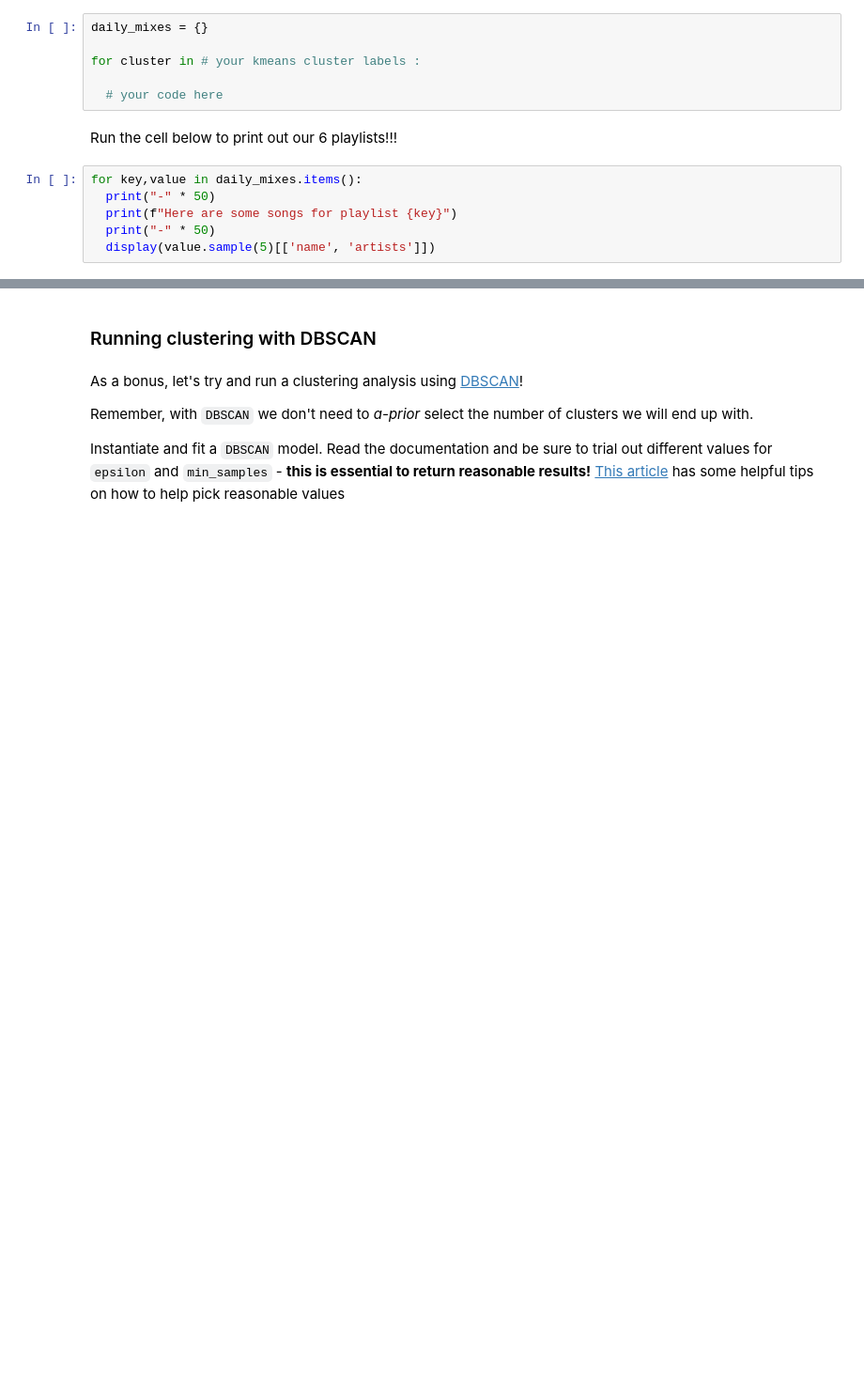
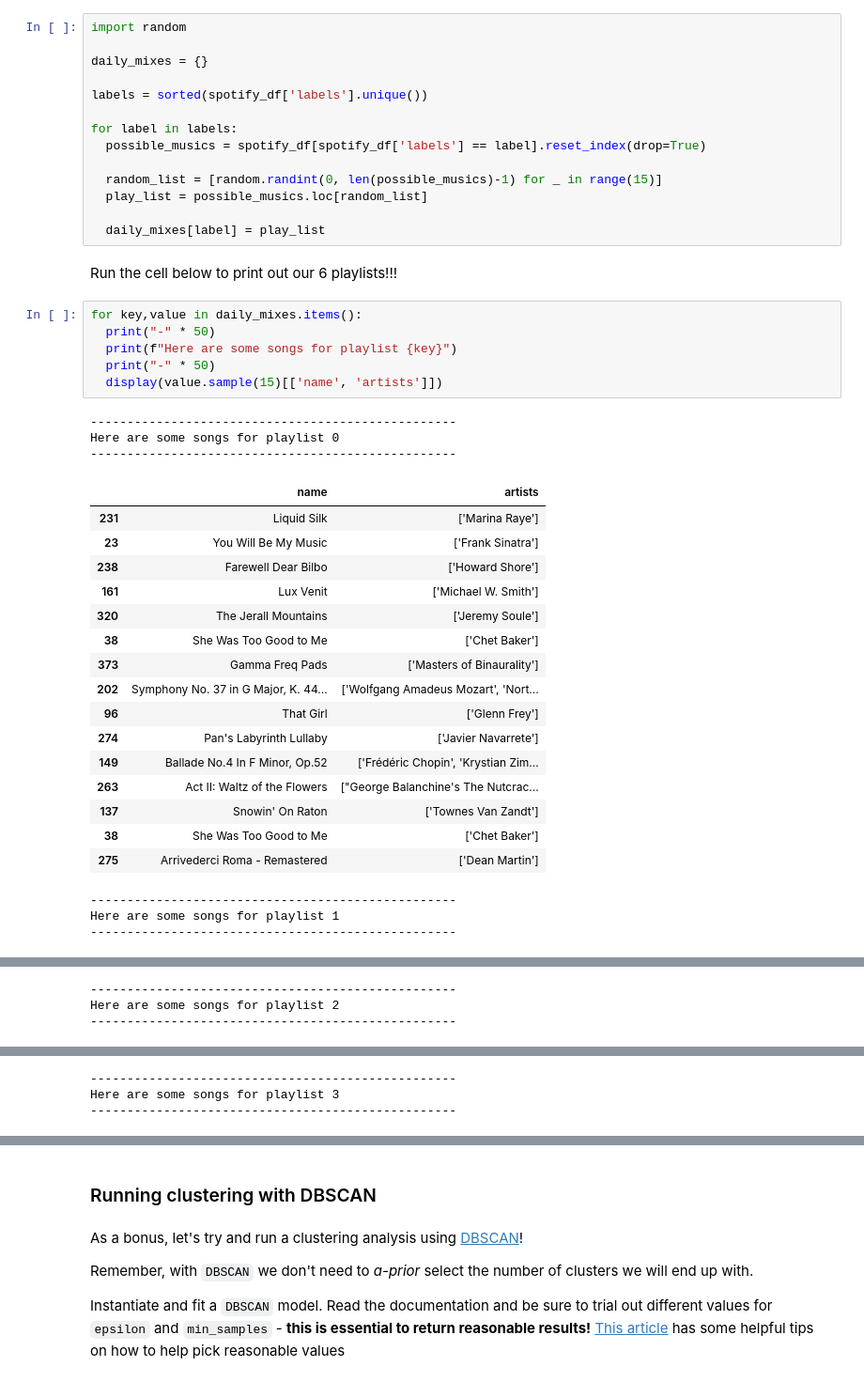
Before and after one commit to olamarujo/le_wagon-python, a Jupyter notebook: 08- Class/04- Spotify Clustering/Spotify_clustering - Challenge.ipynb, the cells around one changed output, grey strips where cells are left out. Shown at 94% size. Cells and saved outputs as stored; diff of their text form; blank space fills up the shorter version.

```diff
--- a/08- Class/04- Spotify Clustering/Spotify_clustering - Challenge.ipynb
+++ b/08- Class/04- Spotify Clustering/Spotify_clustering - Challenge.ipynb
@@ -185,16 +227,47 @@ Below we have created a dictionary called `daily_mixes`. Inside this dictionary
 
 Finish the for loop below to obtain this dictionary!
 # %%
+import random
+
 daily_mixes = {}
 
-for cluster in # your kmeans cluster labels :
+labels = sorted(spotify_df['labels'].unique())
 
-  # your code here
+for label in labels:
+  possible_musics = spotify_df[spotify_df['labels'] == label].reset_index(drop=True)
+
+  random_list = [random.randint(0, len(possible_musics)-1) for _ in range(15)]
+  play_list = possible_musics.loc[random_list]
+
+  daily_mixes[label] = play_list
 # %% [markdown]
 Run the cell below to print out our 6 playlists!!!
 # %%
 for key,value in daily_mixes.items():
   print("-" * 50)
   print(f"Here are some songs for playlist {key}")
   print("-" * 50)
-  display(value.sample(5)[['name', 'artists']])
+  display(value.sample(15)[['name', 'artists']])
+# %% [output]
+--------------------------------------------------
+Here are some songs for playlist 0
+--------------------------------------------------
+|  | name | artists |
+| 231 | Liquid Silk | ['Marina Raye'] |
+| 23 | You Will Be My Music | ['Frank Sinatra'] |
+| 238 | Farewell Dear Bilbo | ['Howard Shore'] |
+| 161 | Lux Venit | ['Michael W. Smith'] |
+| 320 | The Jerall Mountains | ['Jeremy Soule'] |
+| 38 | She Was Too Good to Me | ['Chet Baker'] |
+| 373 | Gamma Freq Pads | ['Masters of Binaurality'] |
+| 202 | Symphony No. 37 in G Major, K. 44... | ['Wolfgang Amadeus Mozart', 'Nort... |
+| 96 | That Girl | ['Glenn Frey'] |
+| 274 | Pan's Labyrinth Lullaby | ['Javier Navarrete'] |
+| 149 | Ballade No.4 In F Minor, Op.52 | ['Frédéric Chopin', 'Krystian Zim... |
+| 263 | Act II: Waltz of the Flowers | ["George Balanchine's The Nutcrac... |
+| 137 | Snowin' On Raton | ['Townes Van Zandt'] |
+| 38 | She Was Too Good to Me | ['Chet Baker'] |
+| 275 | Arrivederci Roma - Remastered | ['Dean Martin'] |
+--------------------------------------------------
+Here are some songs for playlist 1
+--------------------------------------------------
@@ -200,0 +290,3 @@ for key,value in daily_mixes.items():
+--------------------------------------------------
+Here are some songs for playlist 2
+--------------------------------------------------
@@ -200,0 +309,3 @@ for key,value in daily_mixes.items():
+--------------------------------------------------
+Here are some songs for playlist 3
+--------------------------------------------------
```
Also changed, not shown: parts of 21 cells of this notebook, 9 other files.
